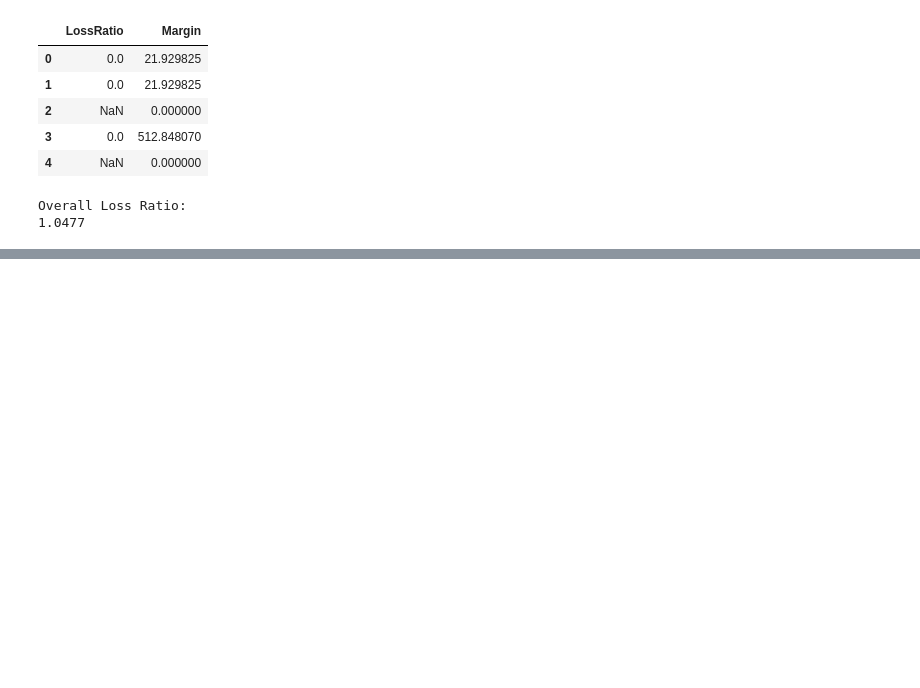
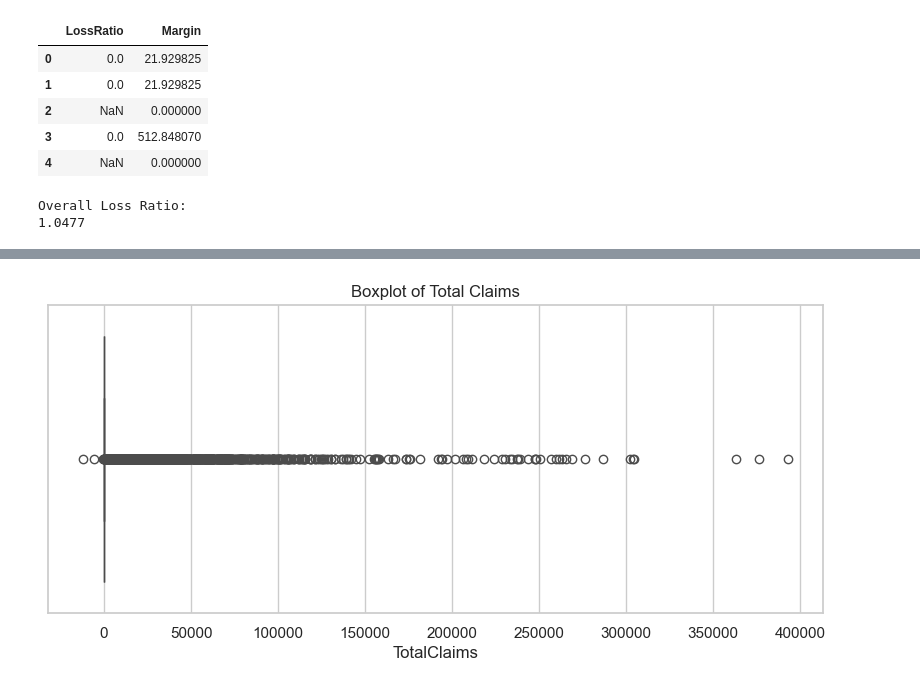
Before and after one commit to funnali/insurance-risk-analytics, a Jupyter notebook: notebooks/01_eda.ipynb, the cells around one changed output, grey strips where cells are left out. Drawn from its saved outputs; the diff is of its cells as text; code cells hidden in the pictures; blank space fills up the shorter version.

```diff
--- a/notebooks/01_eda.ipynb
+++ b/notebooks/01_eda.ipynb
@@ -95,0 +167,12 @@ Overall Loss Ratio:
+# %%
+plt.figure(figsize=(10, 4))
+
+sns.boxplot(
+    x=df["TotalClaims"]
+)
+
+plt.title("Boxplot of Total Claims")
+
+plt.show()
+# %% [output]
+[figure, added]
```
Also changed, not shown: parts of 6 cells of this notebook.
